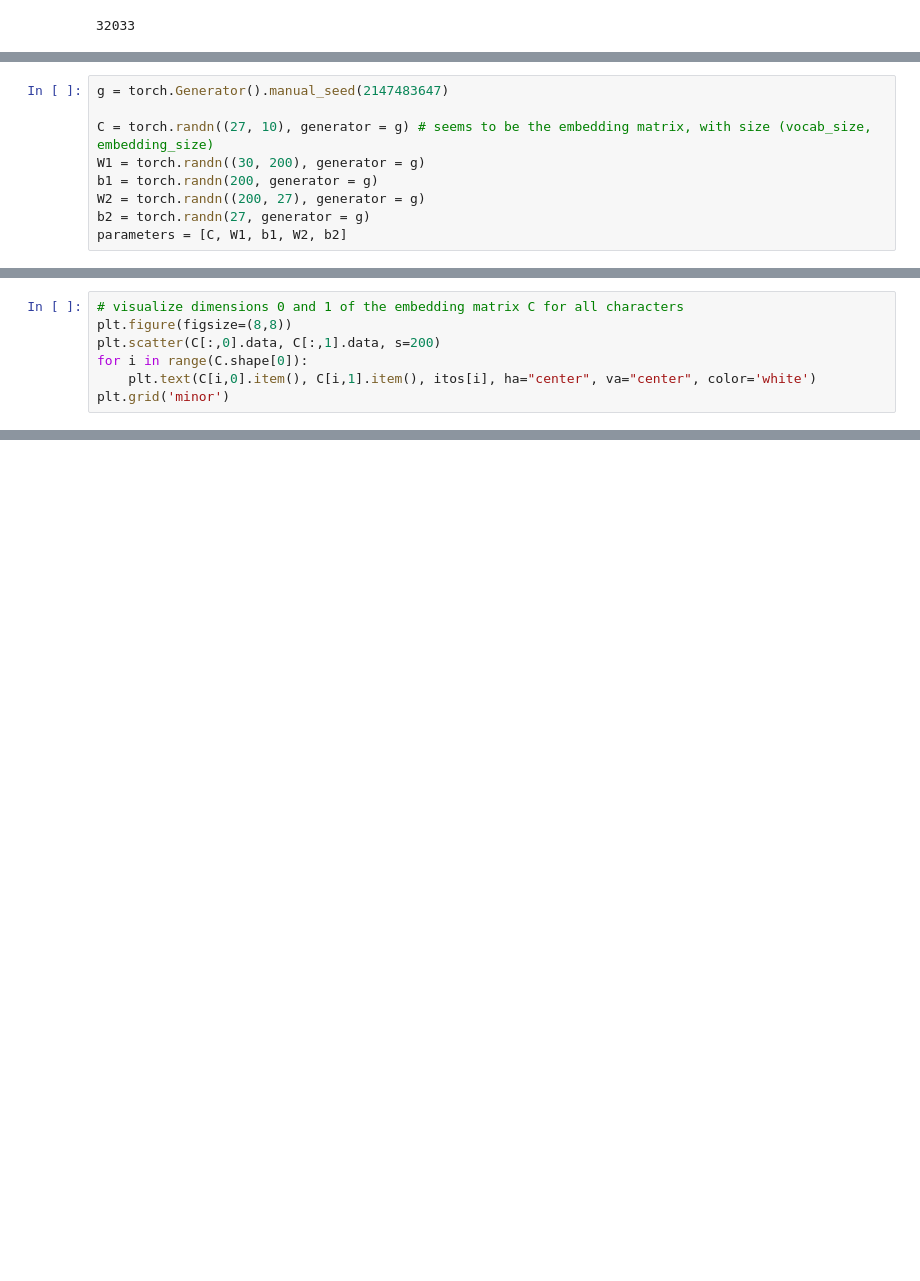
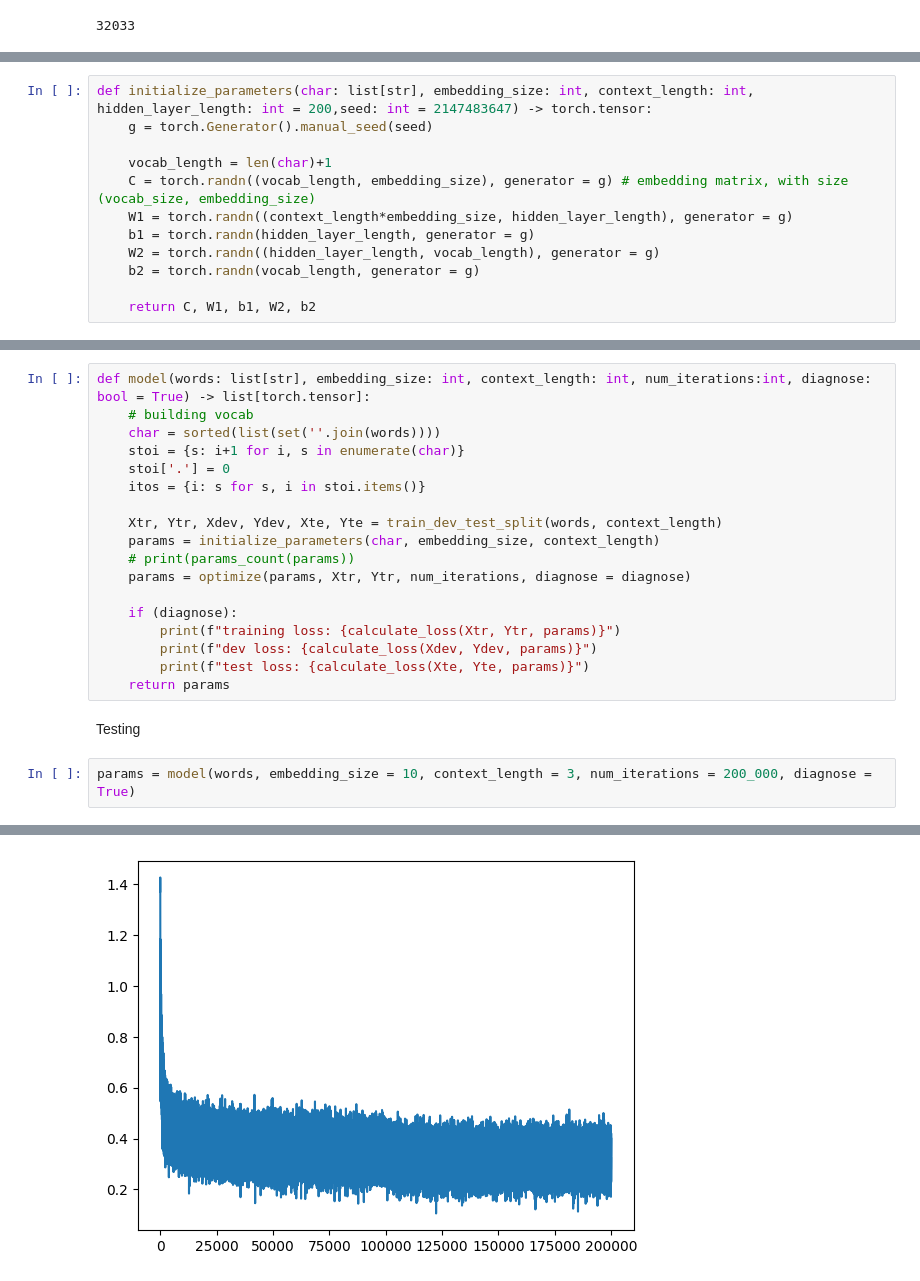
Before and after one commit to RISHIT7/ML-Material, a Jupyter notebook: NeuralNet/makemore-mlp.ipynb, the cells around one changed output, grey strips where cells are left out. Cells and saved outputs as stored; diff of their text form; blank space fills up the shorter version.

```diff
--- a/NeuralNet/makemore-mlp.ipynb
+++ b/NeuralNet/makemore-mlp.ipynb
@@ -74,9 +78,12 @@ Xte, Yte = build_dataset(words[n2:])
 # %%
-g = torch.Generator().manual_seed(2147483647)
+def initialize_parameters(char: list[str], embedding_size: int, context_length: int, hidden_layer_length: int = 200,seed: int = 2147483647) -> torch.tensor:
+    g = torch.Generator().manual_seed(seed)
 
-C = torch.randn((27, 10), generator = g) # seems to be the embedding matrix, with size (vocab_size, embedding_size)
-W1 = torch.randn((30, 200), generator = g)
-b1 = torch.randn(200, generator = g)
-W2 = torch.randn((200, 27), generator = g)
-b2 = torch.randn(27, generator = g)
-parameters = [C, W1, b1, W2, b2]
+    vocab_length = len(char)+1
+    C = torch.randn((vocab_length, embedding_size), generator = g) # embedding matrix, with size (vocab_size, embedding_size)
+    W1 = torch.randn((context_length*embedding_size, hidden_layer_length), generator = g)
+    b1 = torch.randn(hidden_layer_length, generator = g)
+    W2 = torch.randn((hidden_layer_length, vocab_length), generator = g)
+    b2 = torch.randn(vocab_length, generator = g)
+
+    return C, W1, b1, W2, b2
@@ -158,7 +168,0 @@ tensor(2.1637, grad_fn=<NllLossBackward0>)
-# %%
-# visualize dimensions 0 and 1 of the embedding matrix C for all characters
-plt.figure(figsize=(8,8))
-plt.scatter(C[:,0].data, C[:,1].data, s=200)
-for i in range(C.shape[0]):
-    plt.text(C[i,0].item(), C[i,1].item(), itos[i], ha="center", va="center", color='white')
-plt.grid('minor')
@@ -207,0 +191,23 @@ kympremeha.
+# %%
+def model(words: list[str], embedding_size: int, context_length: int, num_iterations:int, diagnose: bool = True) -> list[torch.tensor]:
+    # building vocab
+    char = sorted(list(set(''.join(words))))
+    stoi = {s: i+1 for i, s in enumerate(char)}
+    stoi['.'] = 0
+    itos = {i: s for s, i in stoi.items()}
+
+    Xtr, Ytr, Xdev, Ydev, Xte, Yte = train_dev_test_split(words, context_length)
+    params = initialize_parameters(char, embedding_size, context_length)
+    # print(params_count(params))
+    params = optimize(params, Xtr, Ytr, num_iterations, diagnose = diagnose)
+
+    if (diagnose):
+        print(f"training loss: {calculate_loss(Xtr, Ytr, params)}")
+        print(f"dev loss: {calculate_loss(Xdev, Ydev, params)}")
+        print(f"test loss: {calculate_loss(Xte, Yte, params)}")
+    return params
+# %% [markdown]
+Testing
+# %%
+params = model(words, embedding_size = 10, context_length = 3, num_iterations = 200_000, diagnose = True)
+# %% [output]
@@ -207,0 +231 @@ kympremeha.
+[figure, added]
```
Also changed, not shown: parts of 26 cells of this notebook.
